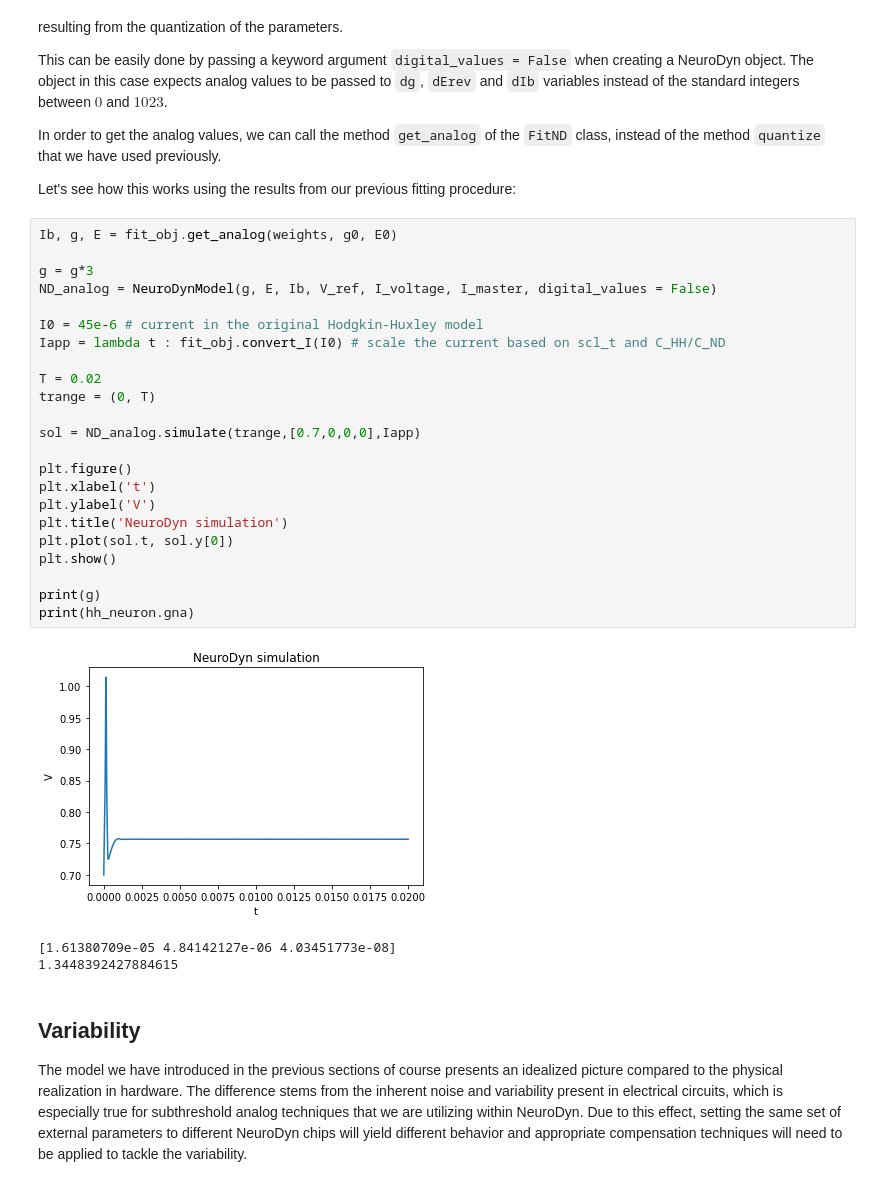
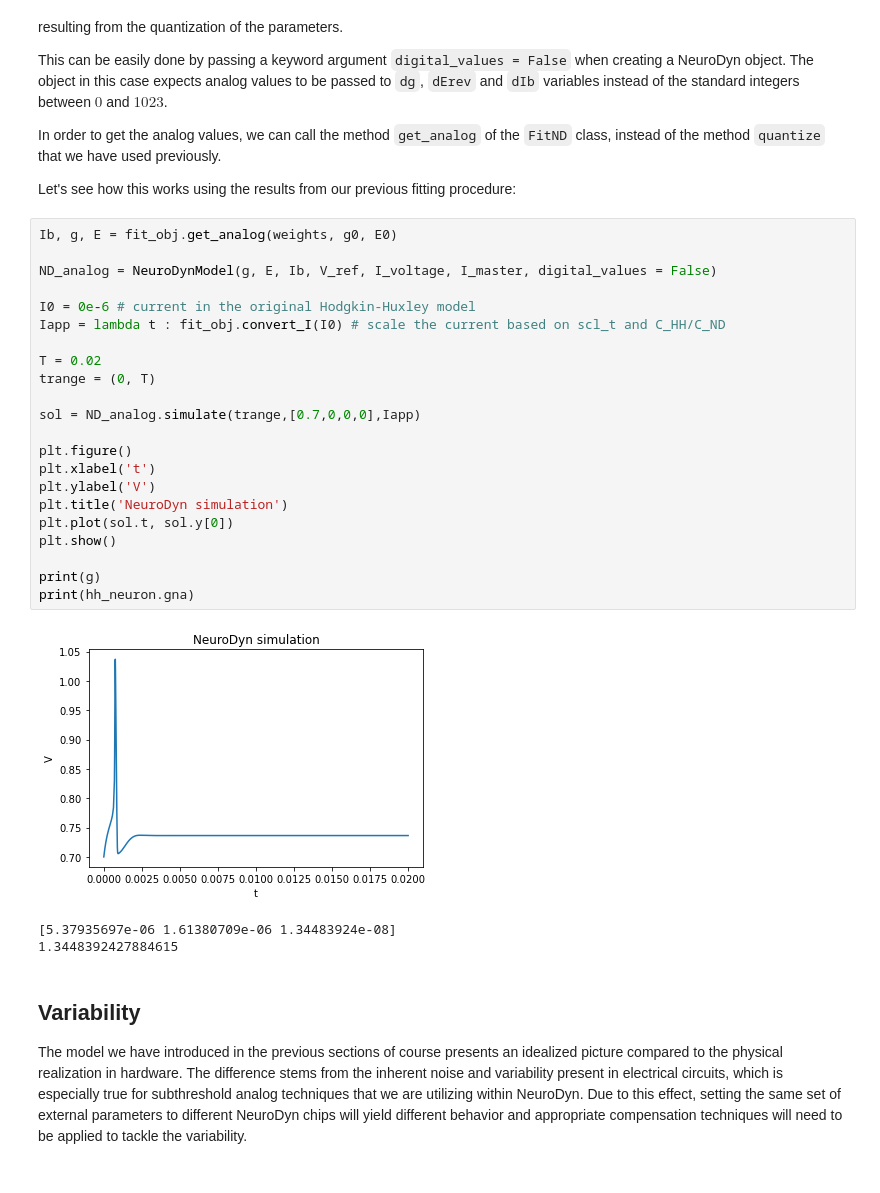
Before and after one commit to lukaribar/telluride-21, a Jupyter notebook: NeuroDyn model.ipynb, the cells around one changed output. Drawn from its saved outputs; the diff is of its cells as text.

```diff
--- a/NeuroDyn model.ipynb
+++ b/NeuroDyn model.ipynb
@@ -481,29 +481,28 @@ Let's see how this works using the results from our previous fitting procedure:
 # %%
 Ib, g, E = fit_obj.get_analog(weights, g0, E0)
 
-g = g*3
 ND_analog = NeuroDynModel(g, E, Ib, V_ref, I_voltage, I_master, digital_values = False)
 
-I0 = 45e-6 # current in the original Hodgkin-Huxley model
+I0 = 0e-6 # current in the original Hodgkin-Huxley model
 Iapp = lambda t : fit_obj.convert_I(I0) # scale the current based on scl_t and C_HH/C_ND
 
 T = 0.02
 trange = (0, T)
 
 sol = ND_analog.simulate(trange,[0.7,0,0,0],Iapp)
 
 plt.figure()
 plt.xlabel('t')
 plt.ylabel('V')
 plt.title('NeuroDyn simulation')
 plt.plot(sol.t, sol.y[0])
 plt.show()
 
 print(g)
 print(hh_neuron.gna)
 # %% [output]
-[figure, old version]
+[figure, new version]
-[1.61380709e-05 4.84142127e-06 4.03451773e-08]
+[5.37935697e-06 1.61380709e-06 1.34483924e-08]
 1.3448392427884615
 # %% [markdown]
 ## Variability
```
